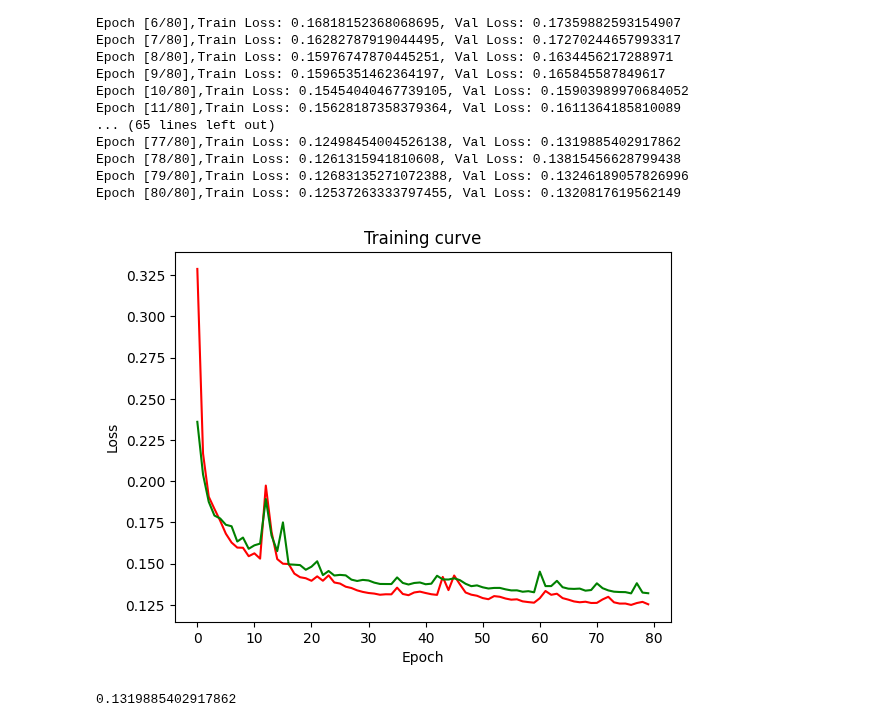
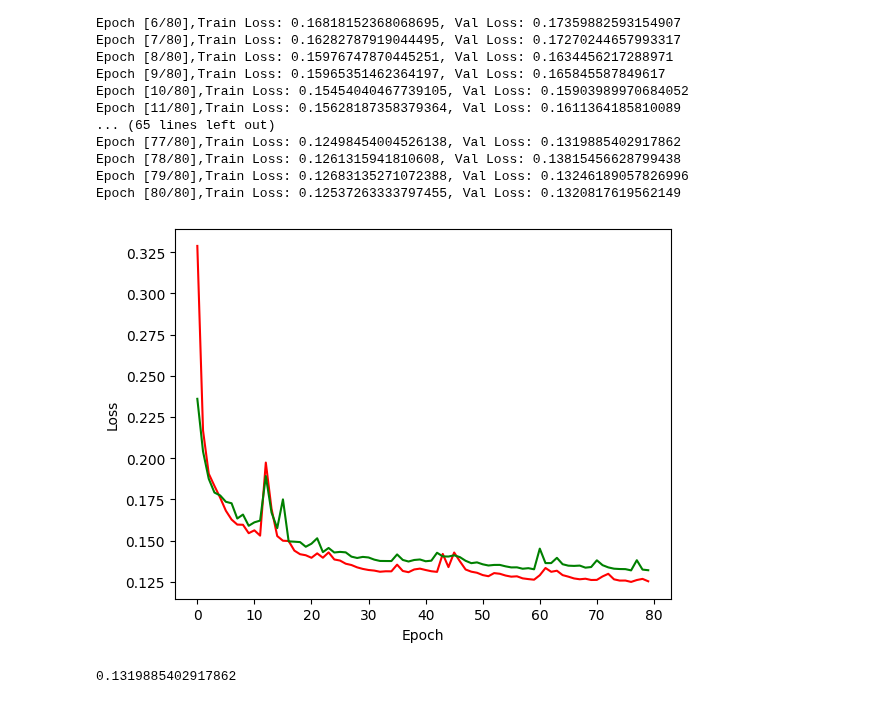
Before and after one commit to BabarKhanDev/Dissertation, a Jupyter notebook: autoencoder/Autoencoder.ipynb, the cells around one changed output. Drawn from its saved outputs; the diff is of its cells as text; code cells hidden in the pictures.

Commit message:
Make images

```diff
--- a/autoencoder/Autoencoder.ipynb
+++ b/autoencoder/Autoencoder.ipynb
@@ -294,19 +294,19 @@ Epoch [80/80],Train Loss: 0.12537263333797455, Val Loss: 0.1320817619562149
 # %%
 # Plot losses
 with open(f"checkpoints/{run_name}/train_losses.pkl", "rb") as f:
     training_losses = pickle.load(f)
 with open(f"checkpoints/{run_name}/val_losses.pkl", "rb") as f:
     val_losses = pickle.load(f)
 
-plt.title("Training curve")
+#plt.title("Training curve")
 
 plt.plot(range(len(training_losses)),training_losses,'r')
 plt.plot(range(len(val_losses)),val_losses,'g')
 plt.xlabel("Epoch")
 plt.ylabel("Loss")
 plt.show()
 # %% [output]
-[figure, old version]
+[figure, new version]
 # %%
 print(min(val_losses))
 # %% [output]
```
Also changed, not shown: 19 other files.
